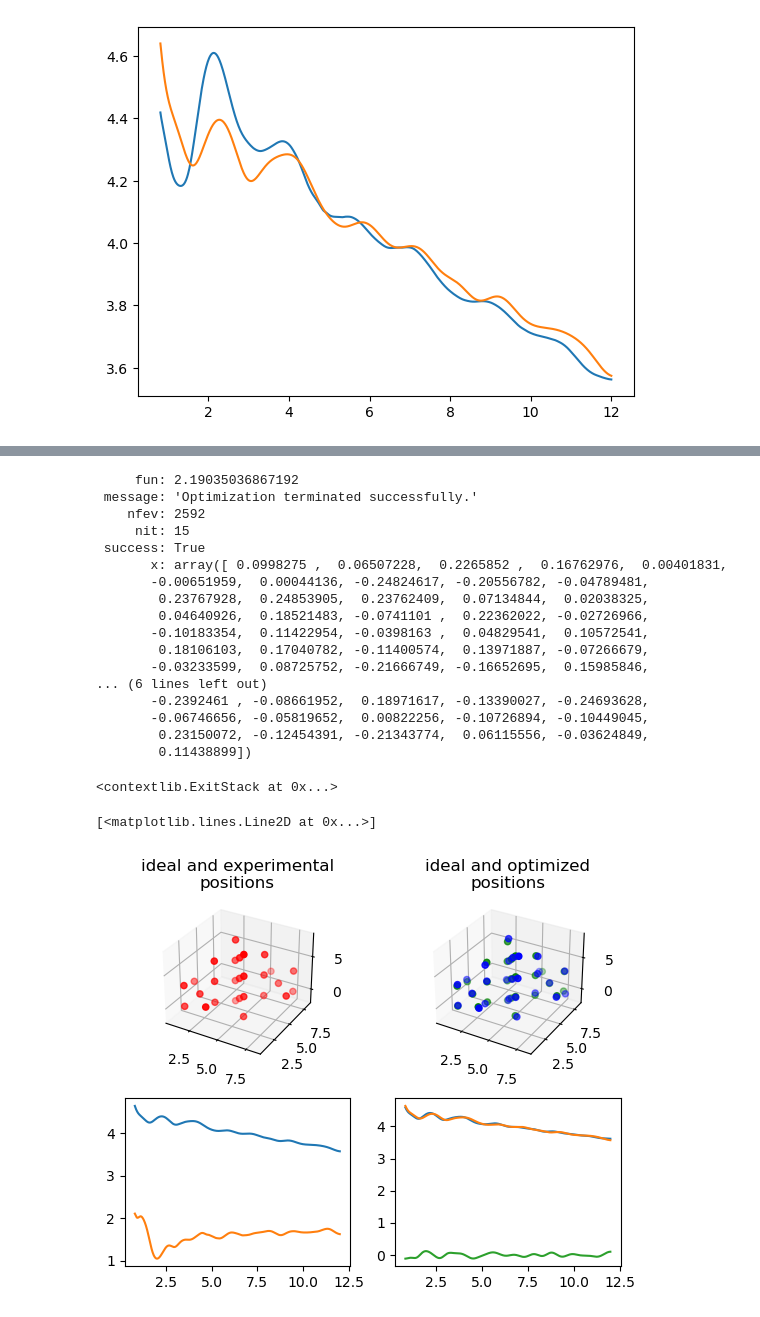
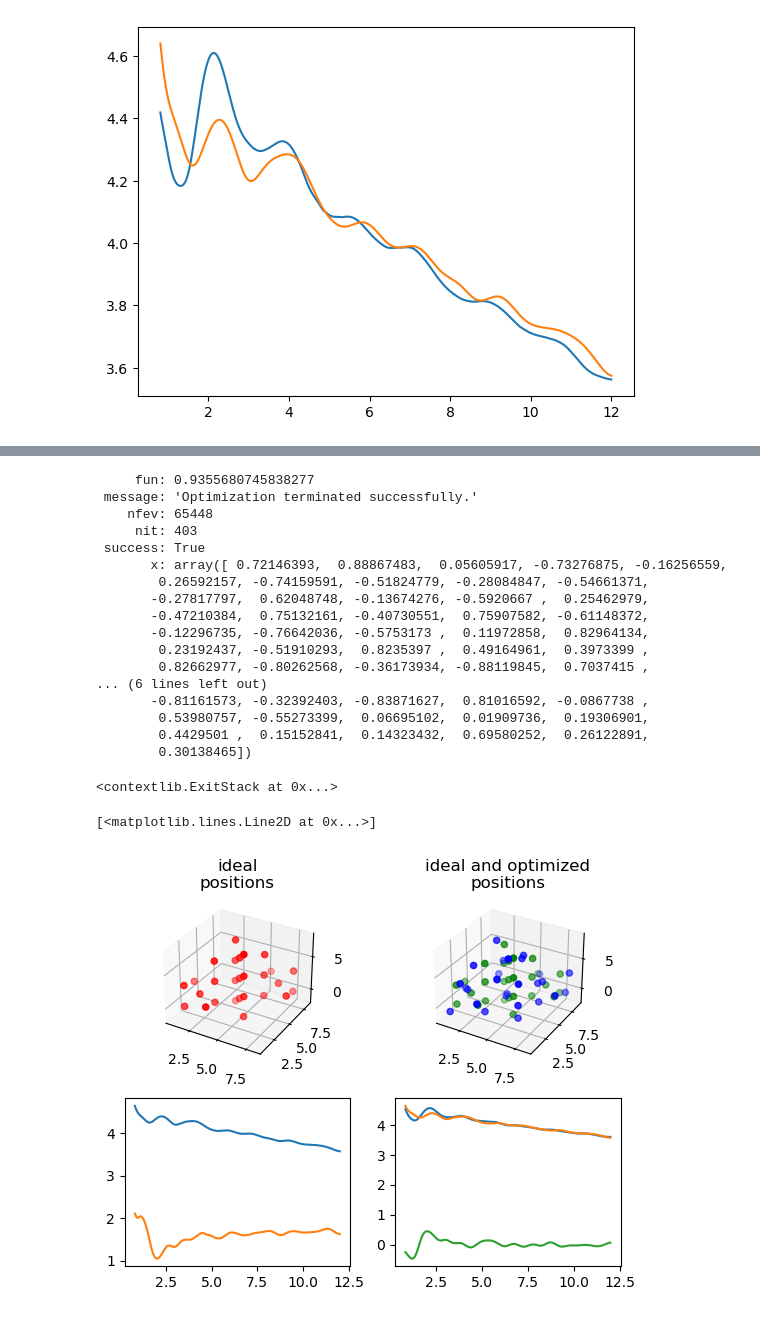
Before and after one commit to jklynch/iqsq, a Jupyter notebook: notebooks/iq-de-exp-02.ipynb, the cells around one changed output, grey strips where cells are left out. Cells and saved outputs as stored; diff of their text form; code cells hidden in the pictures.

```diff
--- a/notebooks/iq-de-exp-02.ipynb
+++ b/notebooks/iq-de-exp-02.ipynb
@@ -217,13 +222,19 @@ def display_best_cost(xk, convergence):
     plt.plot(trimmed_experimental_qIq[:, 0], 0.695 + np.log10(trimmed_experimental_qIq[:,1]), label="experiment")
     #plt.legend()
 # %%
+%%time
+
 from scipy.optimize import differential_evolution
 
+# started with +-0.25 bounds but the "best" offsets were at those bounds
+# need larger bounds
+# tried +-0.5, convergence in ~450 interations with some offsets near +-0.5
+# tried +-0.6, convergence in ~330 iterations with some offsets near +-0.6
 parameter_count = ideal_atom_positions_df.shape[0] * ideal_atom_positions_df.shape[1]
 print(f"parameter count: {parameter_count}")
 de_result = differential_evolution(
     func=Iq_cost,
-    bounds=[(-0.25, 0.25) for i in range(parameter_count)],
+    bounds=[(-0.90, 0.90) for i in range(parameter_count)],
     popsize=2,
     polish=False,
     disp=True,
@@ -248,26 +263,26 @@ differential_evolution step 12: f(x)= 2.19751
 # %%
 de_result
 # %% [output]
-     fun: 2.19035036867192
+     fun: 0.9355680745838277
  message: 'Optimization terminated successfully.'
-    nfev: 2592
-     nit: 15
+    nfev: 65448
+     nit: 403
  success: True
-       x: array([ 0.0998275 ,  0.06507228,  0.2265852 ,  0.16762976,  0.00401831,
-       -0.00651959,  0.00044136, -0.24824617, -0.20556782, -0.04789481,
-        0.23767928,  0.24853905,  0.23762409,  0.07134844,  0.02038325,
-        0.04640926,  0.18521483, -0.0741101 ,  0.22362022, -0.02726966,
-       -0.10183354,  0.11422954, -0.0398163 ,  0.04829541,  0.10572541,
-        0.18106103,  0.17040782, -0.11400574,  0.13971887, -0.07266679,
-       -0.03233599,  0.08725752, -0.21666749, -0.16652695,  0.15985846,
+       x: array([ 0.72146393,  0.88867483,  0.05605917, -0.73276875, -0.16256559,
+        0.26592157, -0.74159591, -0.51824779, -0.28084847, -0.54661371,
+       -0.27817797,  0.62048748, -0.13674276, -0.5920667 ,  0.25462979,
+       -0.47210384,  0.75132161, -0.40730551,  0.75907582, -0.61148372,
+       -0.12296735, -0.76642036, -0.5753173 ,  0.11972858,  0.82964134,
+        0.23192437, -0.51910293,  0.8235397 ,  0.49164961,  0.3973399 ,
+        0.82662977, -0.80262568, -0.36173934, -0.88119845,  0.7037415 ,
 ... (6 lines left out)
-       -0.2392461 , -0.08661952,  0.18971617, -0.13390027, -0.24693628,
-       -0.06746656, -0.05819652,  0.00822256, -0.10726894, -0.10449045,
-        0.23150072, -0.12454391, -0.21343774,  0.06115556, -0.03624849,
-        0.11438899])
+       -0.81161573, -0.32392403, -0.83871627,  0.81016592, -0.0867738 ,
+        0.53980757, -0.55273399,  0.06695102,  0.01909736,  0.19306901,
+        0.4429501 ,  0.15152841,  0.14323432,  0.69580252,  0.26122891,
+        0.30138465])
 # %%
 ideal_atom_positions = ideal_atom_positions_df.to_numpy()
-de_position_offsets = np.reshape(de_result.x, atom_positions.shape)
+de_position_offsets = np.reshape(de_result.x, ideal_atom_positions.shape)
 de_atom_positions = ideal_atom_positions + de_position_offsets
 # %%
 plt.ion()
@@ -287,7 +302,7 @@ def plot_Iq(_ax, _atom_distance_matrix_df):
 # %%
 perturbed_fig = plt.figure()
 a3 = perturbed_fig.add_subplot(2, 2, 1, projection='3d')
-a3.set_title("ideal and experimental\npositions")
+a3.set_title("ideal\npositions")
 a3.scatter(
     ideal_atom_positions[:, 0],
     ideal_atom_positions[:, 1],
@@ -305,31 +320,31 @@ ax_Iq = perturbed_fig.add_subplot(2, 2, 3)
 ideal_qIq = plot_Iq(ax_Iq, ideal_atom_distance_matrix_df)
 #experimental_qIq = plot_Iq(ax_Iq, experimental_atom_distance_matrix_df)
 ax_Iq.plot(trimmed_ideal_qIq[:, 0], np.log(trimmed_ideal_qIq[:, 1]) - np.log(trimmed_experimental_qIq[:, 1]))
 
 de_a3 = perturbed_fig.add_subplot(2, 2, 2, projection='3d')
 de_a3.set_title("ideal and optimized\npositions")
 de_a3.scatter(
     de_atom_positions[:, 0],
     de_atom_positions[:, 1],
     de_atom_positions[:, 2],
     color='b'
 )
 de_a3.scatter(
     ideal_atom_positions[:, 0],
     ideal_atom_positions[:, 1],
     ideal_atom_positions[:, 2],
     color='g'
 )
 
 
 de_ax_Iq = perturbed_fig.add_subplot(2, 2, 4)
 
 de_atom_positions_df = ideal_atom_positions_df + de_position_offsets
 de_atom_distance_matrix_df = iqsq.build_atom_distance_matrix(de_atom_positions_df)
 
 de_qIq = plot_Iq(de_ax_Iq, de_atom_distance_matrix_df)
 ideal_qIq = plot_Iq(de_ax_Iq, ideal_atom_distance_matrix_df)
 de_ax_Iq.plot(ideal_qIq[:, 0], np.log(de_qIq[:, 1]) - np.log(ideal_qIq[:, 1]))
 # %% [output]
 [<matplotlib.lines.Line2D at 0x...>]
-[figure, old version]
+[figure, new version]
```
Also changed, not shown: parts of 2 cells of this notebook.
